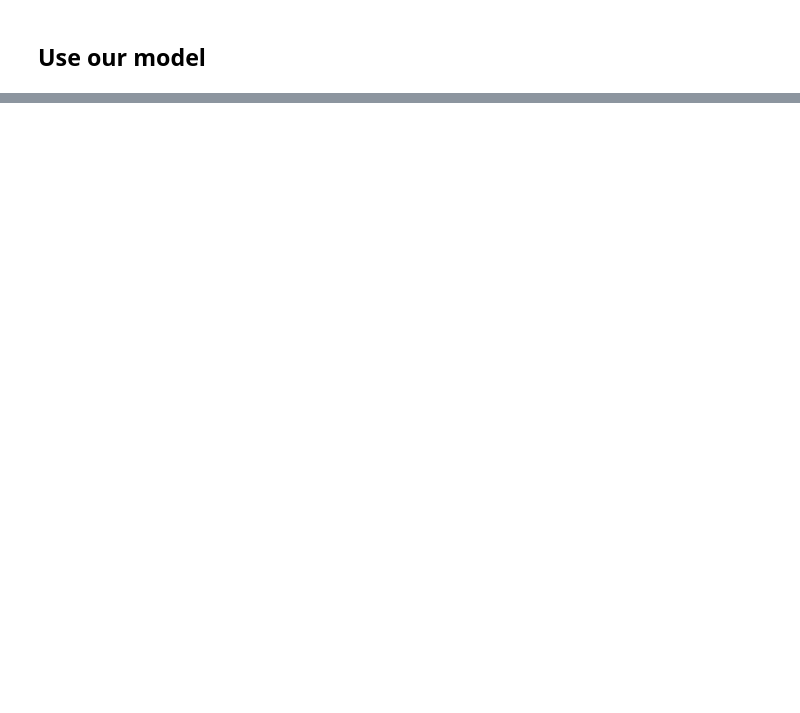
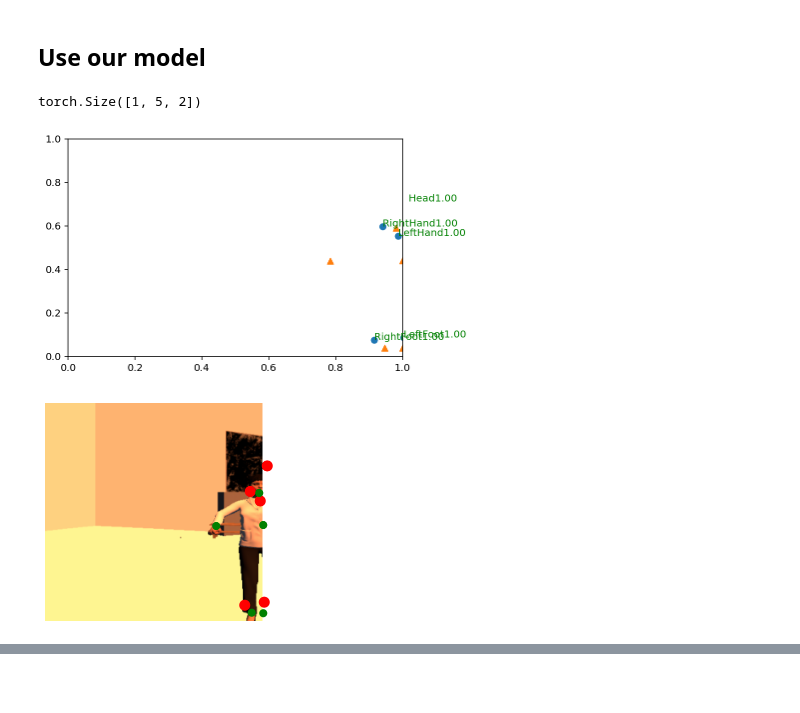
Before and after one commit to spykecb/motion-tracker, a Jupyter notebook: Motion Tracker.ipynb, the cells around one changed output, grey strips where cells are left out. Saved outputs shown, nothing was run; the diff lists cells and outputs as text; code cells hidden in the pictures; blank space fills up the shorter version.

```diff
--- a/Motion Tracker.ipynb
+++ b/Motion Tracker.ipynb
@@ -153,16 +110,0 @@ from torch import optim, nn
-# %%
-bmodel = BoundingBoxFinder(img_width)
-bmodel.load_state_dict(torch.load('bmodel.m'))
-train_transforms = transforms.Compose([
-                                       transforms.ToTensor()
-                                       ,transforms.Normalize([0.485, 0.456, 0.406],
-                                                             [0.229, 0.224, 0.225])
-                                      ])
-
-motions = MotionDataset('train/input.csv', 'train', train_transforms, minmax, minmax_z)
-trainloader = DataLoader(motions, batch_size=64, shuffle=False)
-
-bboxes = []
-bmodel.to(device)
-
-# transforms.functional.crop(img: torch.Tensor, top: int, left: int, height: int, width: int)
@@ -340,8 +252,6 @@ plt.legend(frameon=False)
 ## Use our model
 # %%
 %matplotlib inline
-# test_transform = transforms.Compose([transforms.Resize((img_width,img_width)),
-#                                 transforms.ToTensor()])
 import helper
 # motions_test = MotionDataset('train/input.csv', 'train', test_transforms, minmax, minmax_z, bmodel=bmodel)
 motions_test = MotionDataset('test/input.csv', 'test', test_transforms, minmax, minmax_z, bmodel=bmodel)
@@ -349,82 +259,39 @@ testloader = torch.utils.data.DataLoader(motions_test, batch_size=1, shuffle=Tru
 inp, output = next(iter(testloader))
 
 model = PositionFinder(img_width)
 model.load_state_dict(torch.load('model.m'))
 
 # img = images[0].view(1, 195075)
 # img = torch.zeros(1,120000) + 222
 
-positions = []
-positions_expected = []
-# Turn off gradients to speed up this part
-with torch.no_grad():
-    for k in inp:
-        inp[k] = inp[k].to('cpu')
-    for k in output:
-        output[k] = output[k].to('cpu')
-
-    logps = model.forward(inp["images"], inp["details"], inp["bboxes"])
-    logps_denormalized = logps
-    labels_denormalized = output["positions"]
-    print(logps.shape)
-
-    for body_index in range(5):
-        xyz = []
-        xyz_e = []
-        for pos_index in range(2):
-            xyz.append(logps_denormalized[0][body_index][pos_index])
-            xyz_e.append(labels_denormalized[0][body_index][pos_index])
-        positions.append(xyz)
-        positions_expected.append(xyz_e)
-#     print(list(model.parameters()))
-
-positions = np.array(positions)
-positions_expected = np.array(positions_expected)
+positions, positions_expected = helper.evaluate_model(model, inp, output)
 fig = plt.figure()
 ax = plt.axes()
 
 # zdata = positions.T[1]
 xdata = positions.T[0]
 ydata = positions.T[1]
 ax.set_xlim((0,1))
 ax.set_ylim((0,1))
 ax.scatter(xdata, [1 - y for y in ydata]);
 
 # zdata_e = positions_expected.T[1]
 xdata_e = positions_expected.T[0]
 ydata_e = positions_expected.T[1]
 ax.scatter(xdata_e, [1 - y for y in ydata_e], marker='^')
 # helper.imshow(inp["images"][0], xdata=xdata, ydata=ydata)
 helper.imshow(inp["images"][0], xdata=xdata, ydata=ydata, xdata_e=xdata_e, ydata_e=ydata_e)
 
 for i, pos in enumerate(positions):
-    label = None
-    if i == 0:
-        label = "Head"
-    elif i == 1:
-        label = "LeftHand"
-    elif i == 2:
-        label = "RightHand"
-    elif i == 3:
-        label = "LeftFoot"
-    elif i == 4:
-        label = "RightFoot"
-#     if i == 4:
-#         label = "Neck"
-#     elif i == 5:
-#         label = "Head"
-#     elif i == 9:
-#         label = "LeftHand"
-#     elif i == 12:
-#         label = "LeftFoot"
-#     elif i == 17:
-#         label = "RightHand"
-#     elif i == 20:
-#         label = "RightFoot"
+    label = helper.get_label(i)
     if label is not None:
 #         label = label + "{:.2f}".format(confidences[0][i].item())
         label = label + "{:.2f}".format(output["confidences"][0][i].item())
         ax.text(pos[0], 1 - pos[1], label, None, color="green")
+# %% [output]
+torch.Size([1, 5, 2])
+[figure, added]
+[figure, added]
 # %%
 distances = []
 for i, pos in enumerate(positions):
```
Also changed, not shown: parts of 13 cells of this notebook, 7 other files.
